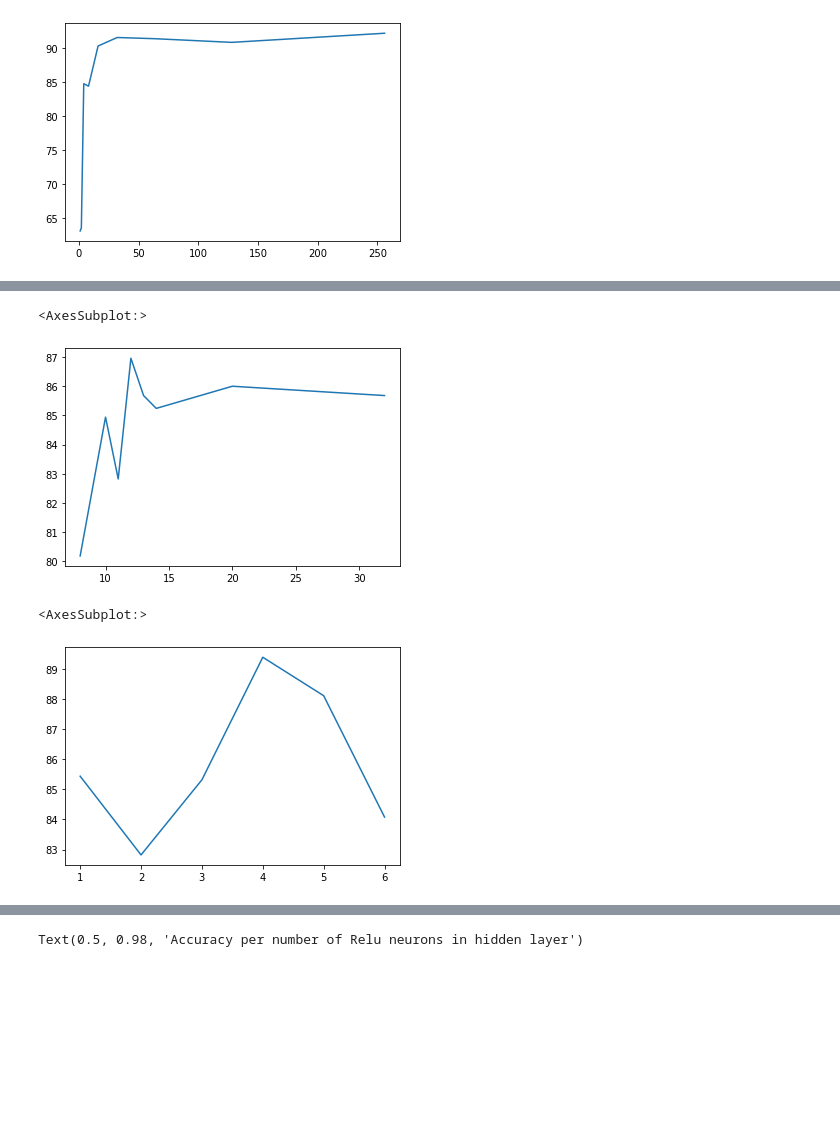
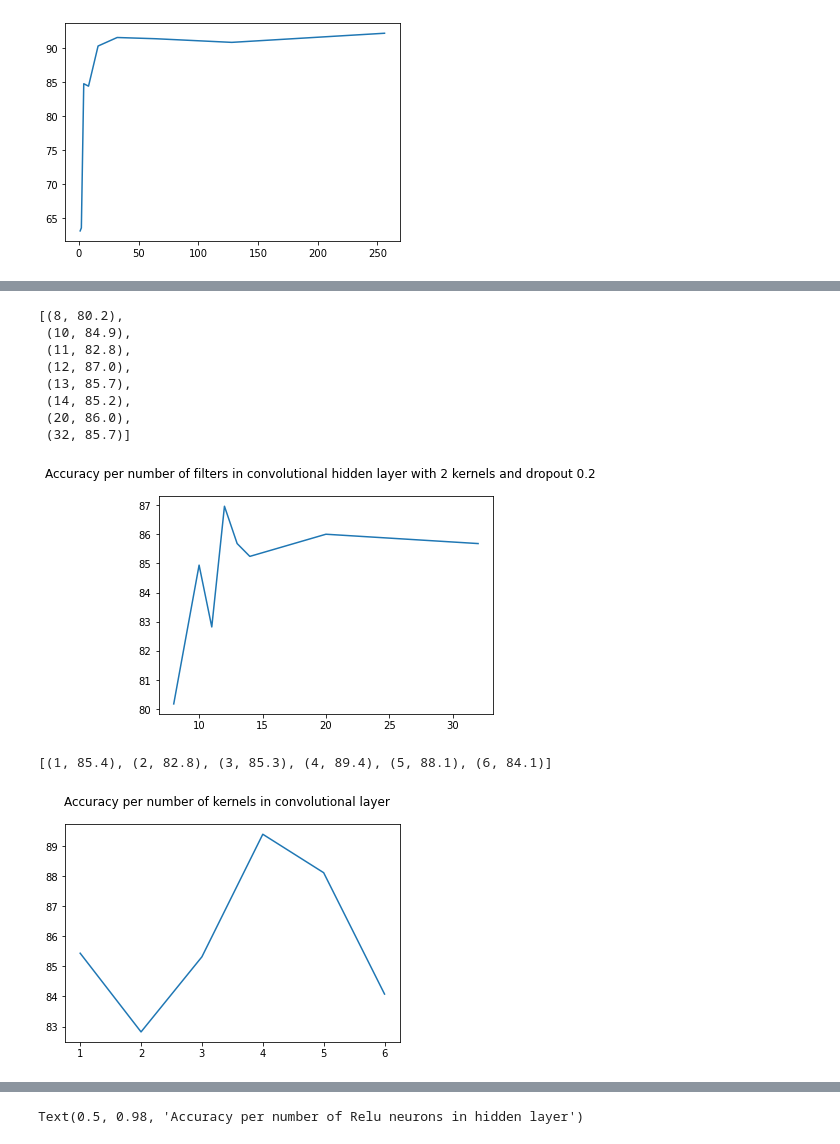
Before and after one commit to mmenzyns/ai-palm-rejection, a Jupyter notebook: ai_ml/graphs.ipynb, the cells around one changed output, grey strips where cells are left out. Drawn from its saved outputs; the diff is of its cells as text; code cells hidden in the pictures; blank space fills up the shorter version.

```diff
--- a/ai_ml/graphs.ipynb
+++ b/ai_ml/graphs.ipynb
@@ -25,7 +25,7 @@ for line in f:
     if not filter_num in data:
         data[filter_num] = []
 
-    accuracy = float(tokens[2].strip('%'))
+    accuracy = float(tokens[2].strip('%\n'))
     data[filter_num].append(accuracy)
 f.close()
 
@@ -44,39 +55,46 @@ Text(0.5, 0.98, 'Accuracy per number of filters in convolutional hidden layer wi
 # %%
 # CNN 0.2 dropout 2 kernels
 data = {}
 f = open('logs/cnn-filters-2kernels-dropout')
 
 for line in f:
     if line == '':
         continue
     tokens = line.split(' ')
     if len(tokens) < 3:
         continue
 
     filter_num = int(tokens[0])
     if not filter_num in data:
         data[filter_num] = []
 
-    accuracy = float(tokens[2].strip('%'))
+    accuracy = float(tokens[2].strip('%\n'))
     data[filter_num].append(accuracy)
 f.close()
 
 x = []
 y = []
 for key, item in data.items():
     x.append(key)
     y.append(np.mean(item))
 
 sns.lineplot(x, y)
 plt.suptitle("Accuracy per number of filters in convolutional hidden layer with 2 kernels and dropout 0.2")
 list(zip(x,np.round(y, 1)))
 # %% [output]
-<AxesSubplot:>
+[(8, 80.2),
+ (10, 84.9),
+ (11, 82.8),
+ (12, 87.0),
+ (13, 85.7),
+ (14, 85.2),
+ (20, 86.0),
+ (32, 85.7)]
-[figure, old version]
+[figure, new version]
 # %%
 # CNN number of kernels
 f = open('logs/cnn-kernels')
-<<
+
 data = {}
 for line in f:
     if line == '':
@@ -88,7 +106,7 @@ for line in f:
     if not kernels in data:
         data[kernels] = []
 
-    accuracy = float(tokens[2].strip('%'))
+    accuracy = float(tokens[2].strip('%\n'))
     data[kernels].append(accuracy)
 f.close()
 
@@ -102,8 +120,8 @@ sns.lineplot(x, y)
 plt.suptitle("Accuracy per number of kernels in convolutional layer")
 list(zip(x,np.round(y, 1)))
 # %% [output]
-<AxesSubplot:>
+[(1, 85.4), (2, 82.8), (3, 85.3), (4, 89.4), (5, 88.1), (6, 84.1)]
-[figure, old version]
+[figure, new version]
 # %%
 # 12 1.49 86.5% 4 kernels 5 relus
 
```
Also changed, not shown: parts of 7 cells of this notebook, 43 other files.
